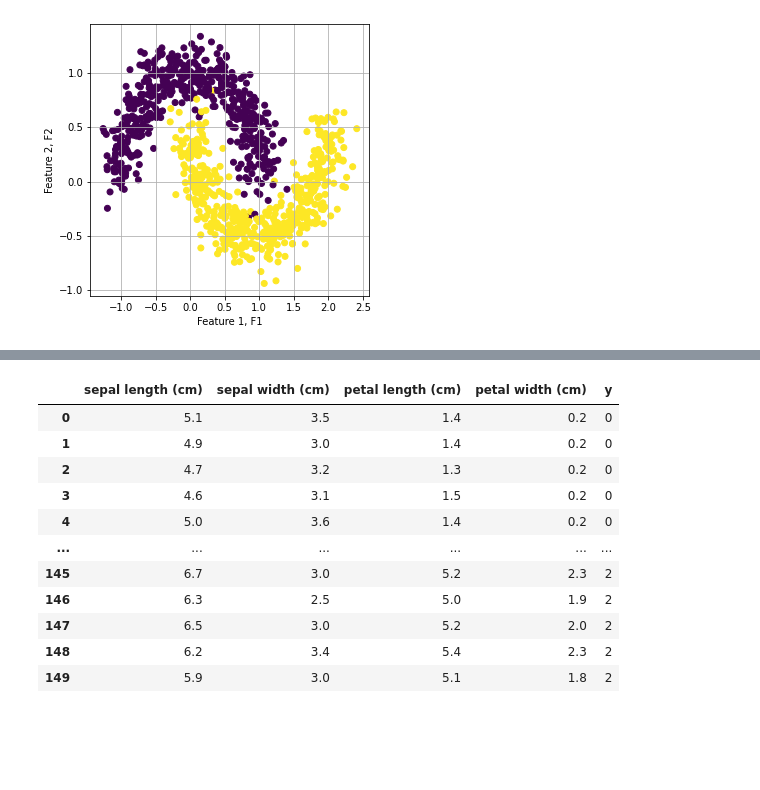
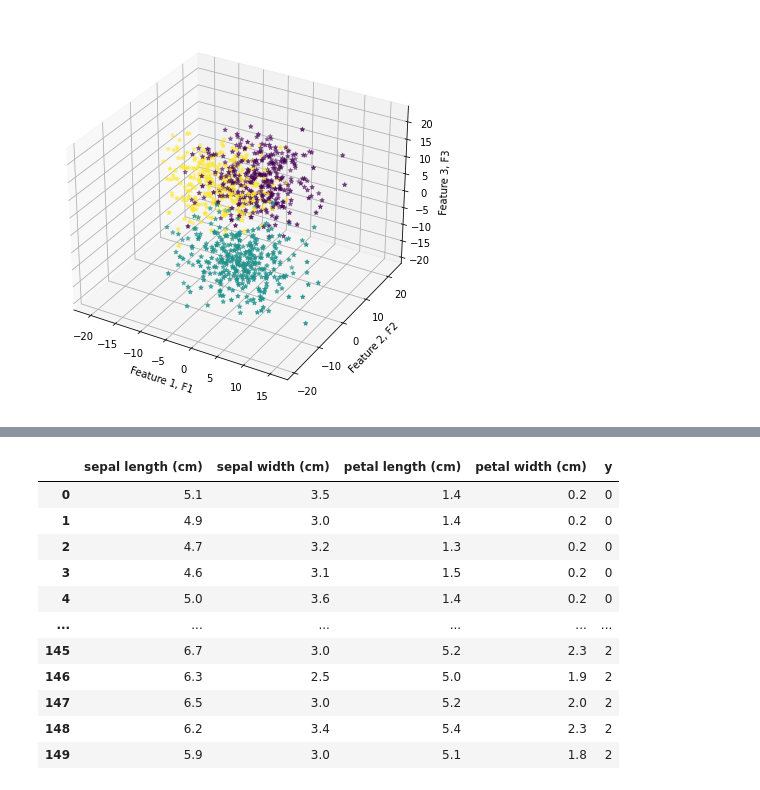
Before and after one commit to michaukuk/clamp_evaluation, a Jupyter notebook: datasets_generator.ipynb, the cells around one changed output, grey strips where cells are left out. Saved outputs shown, nothing was run; the diff lists cells and outputs as text; code cells hidden in the pictures; blank space fills up the shorter version.

```diff
--- a/datasets_generator.ipynb
+++ b/datasets_generator.ipynb
@@ -70,13 +73,15 @@ df.to_csv('datasets/random_values.csv')
-# %%
-X, y = make_moons(n_samples=n_samples, noise=.15)
-plt.figure(figsize=(5, 5))
-plt.grid()
-plt.scatter(X[:,0],X[:,1],c=y,cmap='viridis')
-plt.xlabel("Feature 1, F1")
-plt.ylabel("Feature 2, F2")
-plt.savefig('pix/make_moons.png',bbox_inches='tight', format='png')
-plt.savefig('pix/make_moons.pdf', bbox_inches='tight', format="pdf")
-df = pd.DataFrame(data=zip(X[:,0],X[:,1], y), columns = ['F1','F2', 'y'])
-df.to_csv('datasets/make_moons.csv')
-# %% [output]
-[figure, removed]
+# %%
+X, y = make_blobs(n_samples=n_samples, centers=centers, n_features=3,
+                  random_state=random_state, cluster_std=5)
+df = pd.DataFrame(data=zip(X[:,0],X[:,1],X[:,2], y), columns = ['F1','F2','F3', 'y'])
+fig = plt.figure(figsize=(7, 7))
+ax = fig.add_subplot(111, projection='3d')
+ax.scatter(X[:,0], X[:,1], X[:,2], c = y, marker= "*")
+ax.set_xlabel('Feature 1, F1')
+ax.set_ylabel('Feature 2, F2')
+ax.set_zlabel('Feature 3, F3')
+fig.savefig('pix/make_blobs_3d.png',bbox_inches='tight', format='png')
+fig.savefig('pix/make_blobs_3d.pdf', bbox_inches='tight', format="pdf")
+df.to_csv('datasets/make_blobs_3d.csv')
+# %% [output]
+[figure, added]
```
Also changed, not shown: parts of 17 cells of this notebook, 12 other files.
